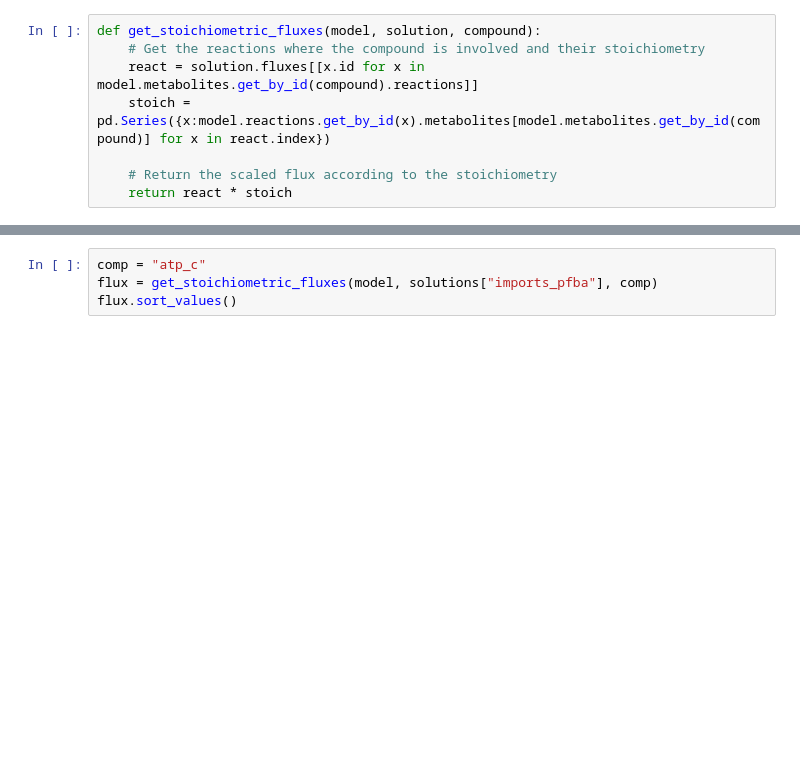
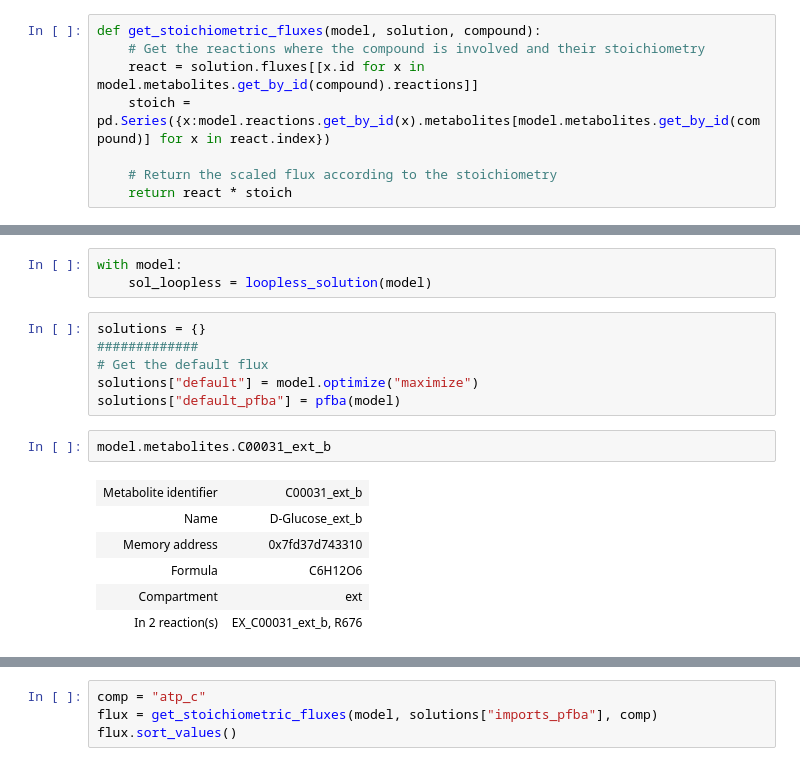
Before and after one commit to Computational-Biology-Aachen/synechocystis-photosynthesis-2024, a Jupyter notebook: Notebooks/get_biomass_function.ipynb, the cells around one changed output, grey strips where cells are left out. Drawn from its saved outputs; the diff is of its cells as text; blank space fills up the shorter version.

```diff
--- a/Notebooks/get_biomass_function.ipynb
+++ b/Notebooks/get_biomass_function.ipynb
@@ -56,0 +93,18 @@ def get_stoichiometric_fluxes(model, solution, compound):
+# %%
+with model:
+    sol_loopless = loopless_solution(model)
+# %%
+solutions = {}
+#############
+# Get the default flux
+solutions["default"] = model.optimize("maximize")
+solutions["default_pfba"] = pfba(model)
+# %%
+model.metabolites.C00031_ext_b
+# %% [output]
+| Metabolite identifier | C00031_ext_b |
+| Name | D-Glucose_ext_b |
+| Memory address | 0x7fd37d743310 |
+| Formula | C6H12O6 |
+| Compartment | ext |
+| In 2 reaction(s) | EX_C00031_ext_b, R676 |
```
Also changed, not shown: parts of 18 cells of this notebook.
